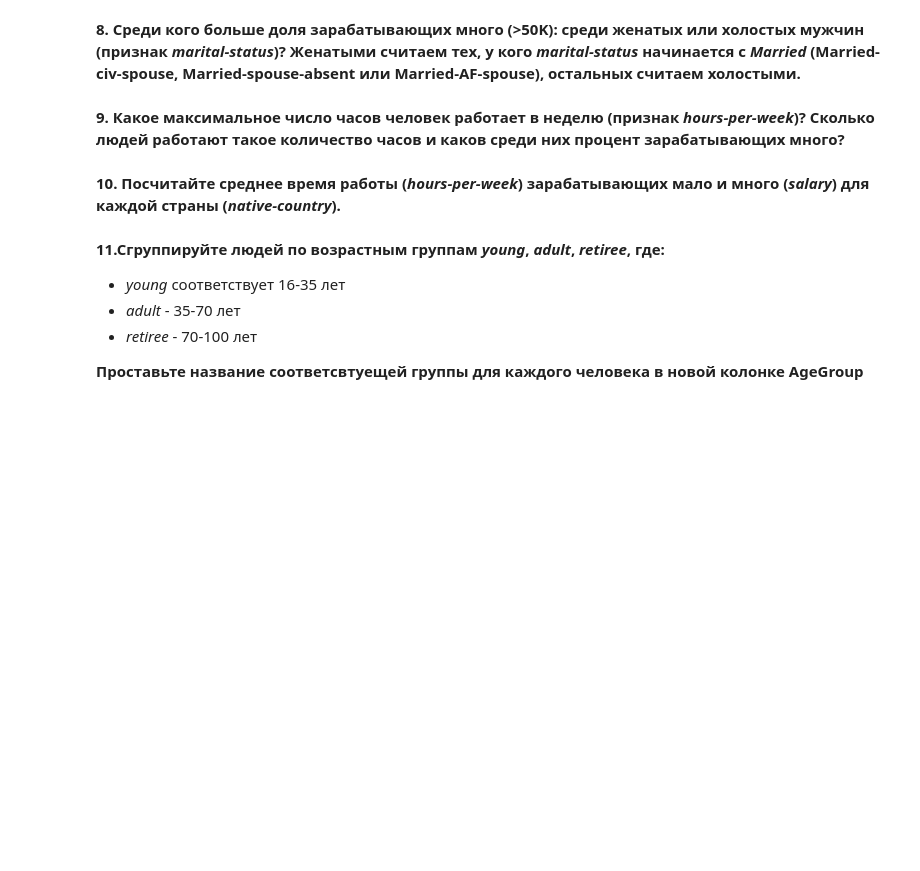
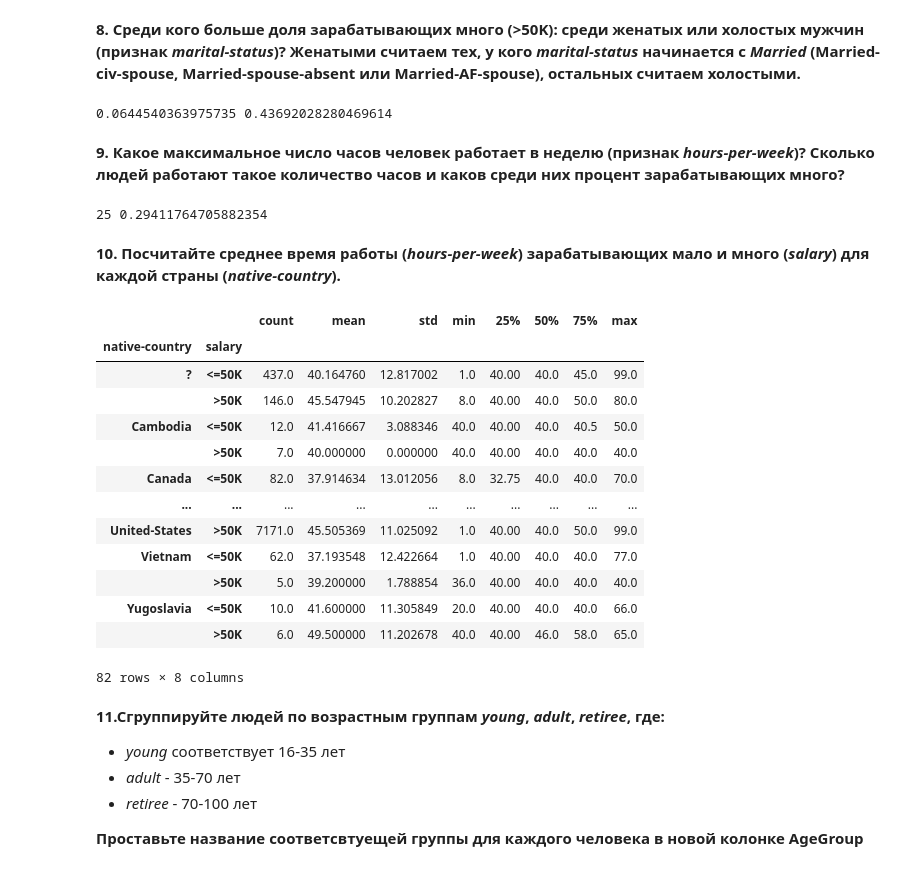
Before and after one commit to ustinovaaaa/numpy_pandas_answer, a Jupyter notebook: assignment_pandas.ipynb, the cells around one changed output. Drawn from its saved outputs; the diff is of its cells as text; code cells hidden in the pictures; blank space fills up the shorter version.

```diff
--- a/assignment_pandas.ipynb
+++ b/assignment_pandas.ipynb
@@ -63,2 +111,10 @@ data.head()
+# %%
+data.groupby(['marital-status','salary']).describe()
+
+married = data[data['marital-status'].isin(['Married-AF-spouse', 'Married-civ-spouse', 'Married-spouse-absent'])]
+unmarried = data[~data['marital-status'].isin(['Married-AF-spouse', 'Married-civ-spouse', 'Married-spouse-absent'])]
+print(len(unmarried[unmarried['salary']=='>50K'])/len(unmarried), len(married[married['salary']=='>50K'])/len(married))
+# %% [output]
+0.0644540363975735 0.43692028280469614
 # %% [markdown]
 **9. Какое максимальное число часов человек работает в неделю (признак *hours-per-week*)? Сколько людей работают такое количество часов и каков среди них процент зарабатывающих много?**
@@ -67,2 +121,8 @@ data.head()
+# %%
+max_hour=data['hours-per-week'].max()
+max_people=data[data['hours-per-week']==max_hour]
+print(len(max_people[max_people['salary']=='>50K']),len(max_people[max_people['salary']=='>50K'])/len(max_people))
+# %% [output]
+25 0.29411764705882354
 # %% [markdown]
 **10. Посчитайте среднее время работы (*hours-per-week*) зарабатывающих мало и много (*salary*) для каждой страны (*native-country*).**
@@ -71,3 +129,21 @@ data.head()
+# %%
+grouped_country = data.groupby(['native-country', 'salary'])
+grouped_country['hours-per-week'].describe()
+# %% [output]
+|  |  | count | mean | std | min | 25% | 50% | 75% | max |
+| native-country | salary |  |  |  |  |  |  |  |  |
+| ? | <=50K | 437.0 | 40.164760 | 12.817002 | 1.0 | 40.00 | 40.0 | 45.0 | 99.0 |
+|  | >50K | 146.0 | 45.547945 | 10.202827 | 8.0 | 40.00 | 40.0 | 50.0 | 80.0 |
+| Cambodia | <=50K | 12.0 | 41.416667 | 3.088346 | 40.0 | 40.00 | 40.0 | 40.5 | 50.0 |
+|  | >50K | 7.0 | 40.000000 | 0.000000 | 40.0 | 40.00 | 40.0 | 40.0 | 40.0 |
+| Canada | <=50K | 82.0 | 37.914634 | 13.012056 | 8.0 | 32.75 | 40.0 | 40.0 | 70.0 |
+| ... | ... | ... | ... | ... | ... | ... | ... | ... | ... |
+| United-States | >50K | 7171.0 | 45.505369 | 11.025092 | 1.0 | 40.00 | 40.0 | 50.0 | 99.0 |
+| Vietnam | <=50K | 62.0 | 37.193548 | 12.422664 | 1.0 | 40.00 | 40.0 | 40.0 | 77.0 |
+|  | >50K | 5.0 | 39.200000 | 1.788854 | 36.0 | 40.00 | 40.0 | 40.0 | 40.0 |
+| Yugoslavia | <=50K | 10.0 | 41.600000 | 11.305849 | 20.0 | 40.00 | 40.0 | 40.0 | 66.0 |
+|  | >50K | 6.0 | 49.500000 | 11.202678 | 40.0 | 40.00 | 46.0 | 58.0 | 65.0 |
+82 rows × 8 columns
 # %% [markdown]
 **11.Сгруппируйте людей по возрастным группам *young*, *adult*, *retiree*, где:**
 * *young* соответствует 16-35 лет
```
Also changed, not shown: parts of 23 cells of this notebook, 2 other files.
